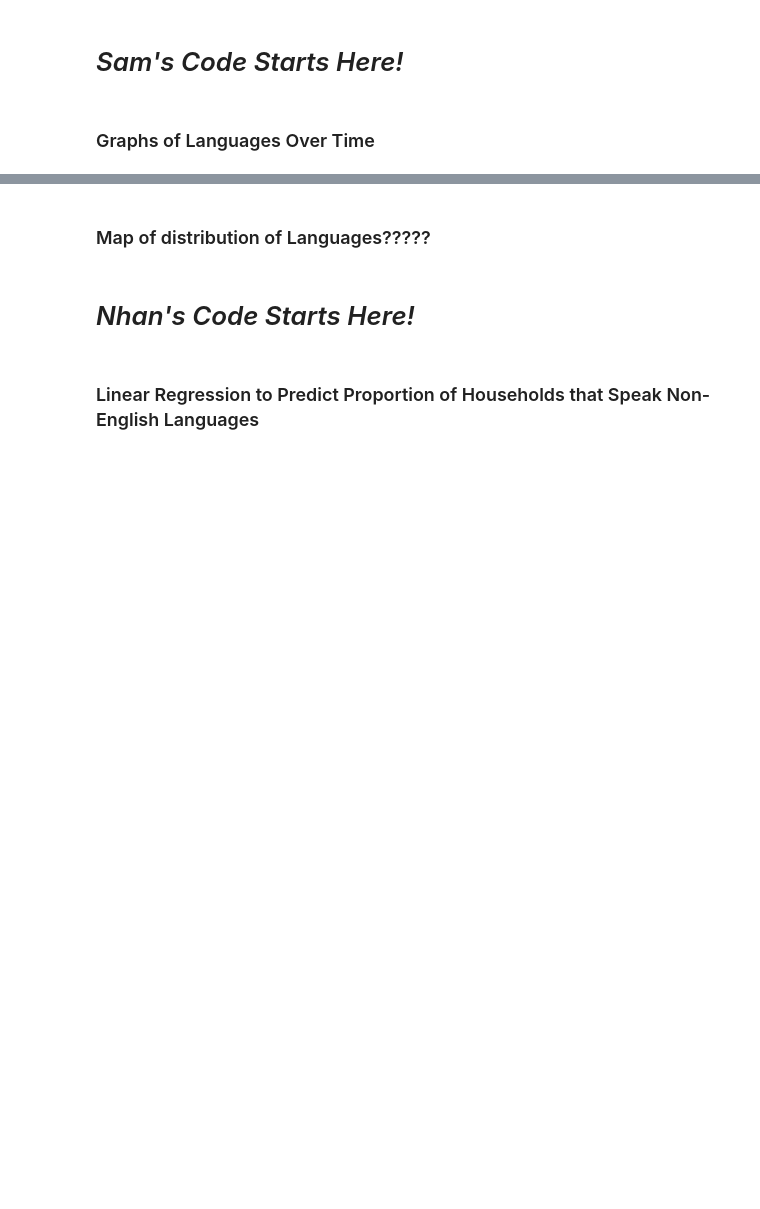
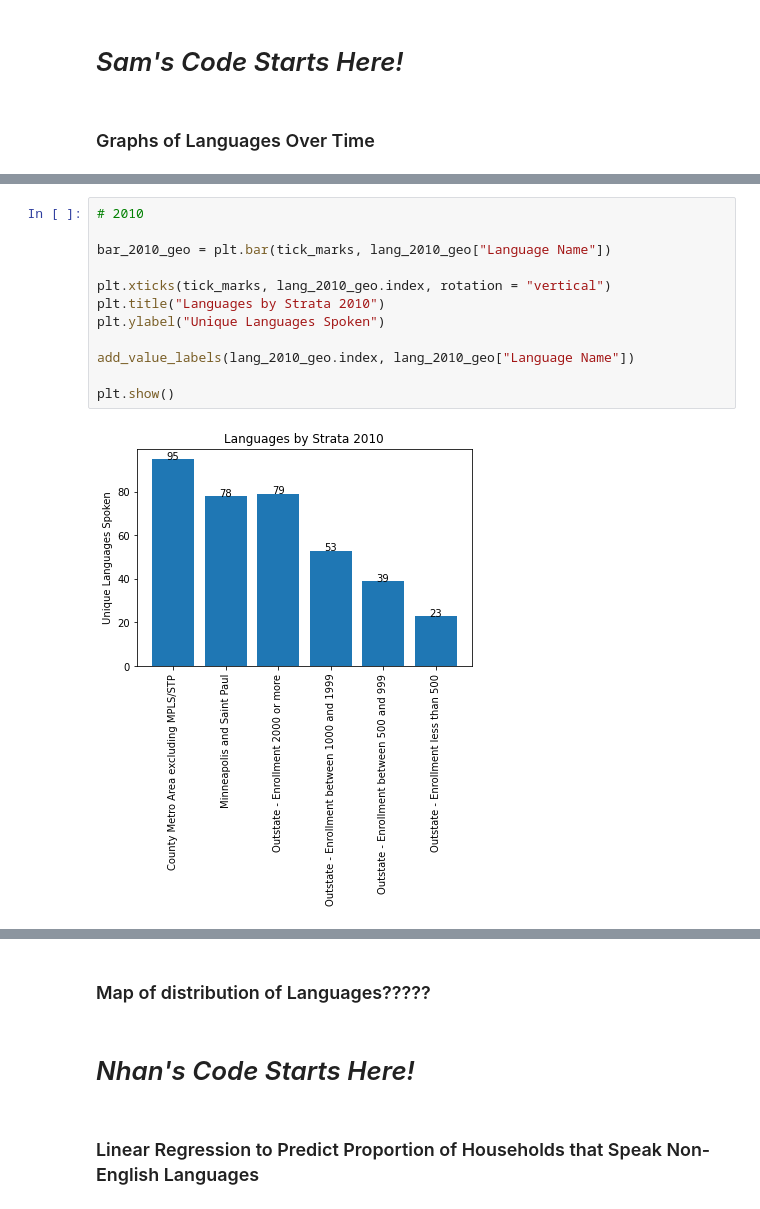
Before and after one commit to NTTGermania/Project-1-Group-7-Analysis-of-languages-in-Minnesota, a Jupyter notebook: Project#1test.ipynb, the cells around one changed output, grey strips where cells are left out. Cells and saved outputs as stored; diff of their text form; blank space fills up the shorter version.

```diff
--- a/Project#1test.ipynb
+++ b/Project#1test.ipynb
@@ -504,0 +866,14 @@ lang_2022_geo["Language Name"]
+# %%
+# 2010
+
+bar_2010_geo = plt.bar(tick_marks, lang_2010_geo["Language Name"])
+
+plt.xticks(tick_marks, lang_2010_geo.index, rotation = "vertical")
+plt.title("Languages by Strata 2010")
+plt.ylabel("Unique Languages Spoken")
+
+add_value_labels(lang_2010_geo.index, lang_2010_geo["Language Name"])
+
+plt.show()
+# %% [output]
+[figure, added]
```
Also changed, not shown: parts of 37 cells of this notebook.
